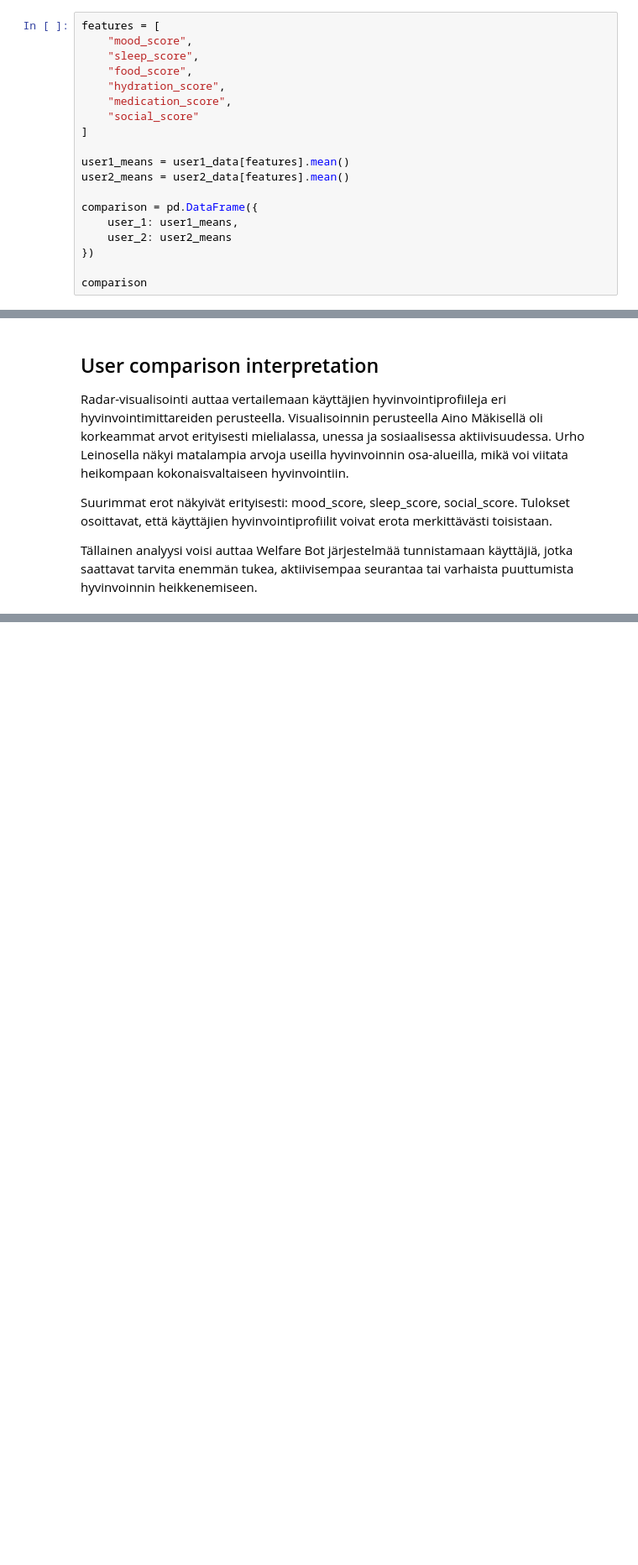
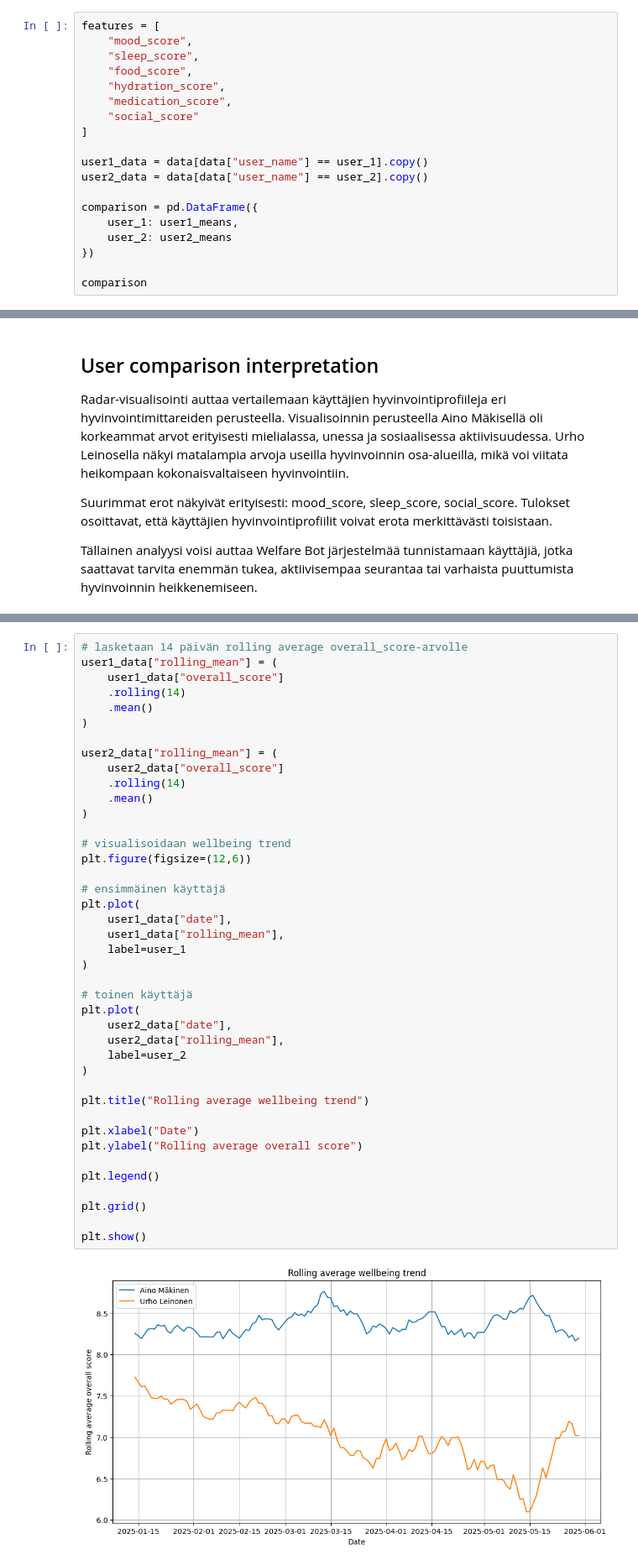
Before and after one commit to TanjaMel/welfare-bot-data-analysis, a Jupyter notebook: notebooks/7_user_comparison_analysis.ipynb, the cells around one changed output, grey strips where cells are left out. Shown at 84% size. Saved outputs shown, nothing was run; the diff lists cells and outputs as text; blank space fills up the shorter version.

Commit message:
Update  user comparison analysis

```diff
--- a/notebooks/7_user_comparison_analysis.ipynb
+++ b/notebooks/7_user_comparison_analysis.ipynb
@@ -60,8 +60,8 @@ features = [
     "social_score"
 ]
 
-user1_means = user1_data[features].mean()
-user2_means = user2_data[features].mean()
+user1_data = data[data["user_name"] == user_1].copy()
+user2_data = data[data["user_name"] == user_2].copy()
 
 comparison = pd.DataFrame({
     user_1: user1_means,
@@ -165,0 +173,43 @@ Tällainen analyysi voisi auttaa Welfare Bot järjestelmää tunnistamaan käytt
+# %%
+# lasketaan 14 päivän rolling average overall_score-arvolle
+user1_data["rolling_mean"] = (
+    user1_data["overall_score"]
+    .rolling(14)
+    .mean()
+)
+
+user2_data["rolling_mean"] = (
+    user2_data["overall_score"]
+    .rolling(14)
+    .mean()
+)
+
+# visualisoidaan wellbeing trend
+plt.figure(figsize=(12,6))
+
+# ensimmäinen käyttäjä
+plt.plot(
+    user1_data["date"],
+    user1_data["rolling_mean"],
+    label=user_1
+)
+
+# toinen käyttäjä
+plt.plot(
+    user2_data["date"],
+    user2_data["rolling_mean"],
+    label=user_2
+)
+
+plt.title("Rolling average wellbeing trend")
+
+plt.xlabel("Date")
+plt.ylabel("Rolling average overall score")
+
+plt.legend()
+
+plt.grid()
+
+plt.show()
+# %% [output]
+[figure, added]
```
Also changed, not shown: parts of 9 cells of this notebook.
